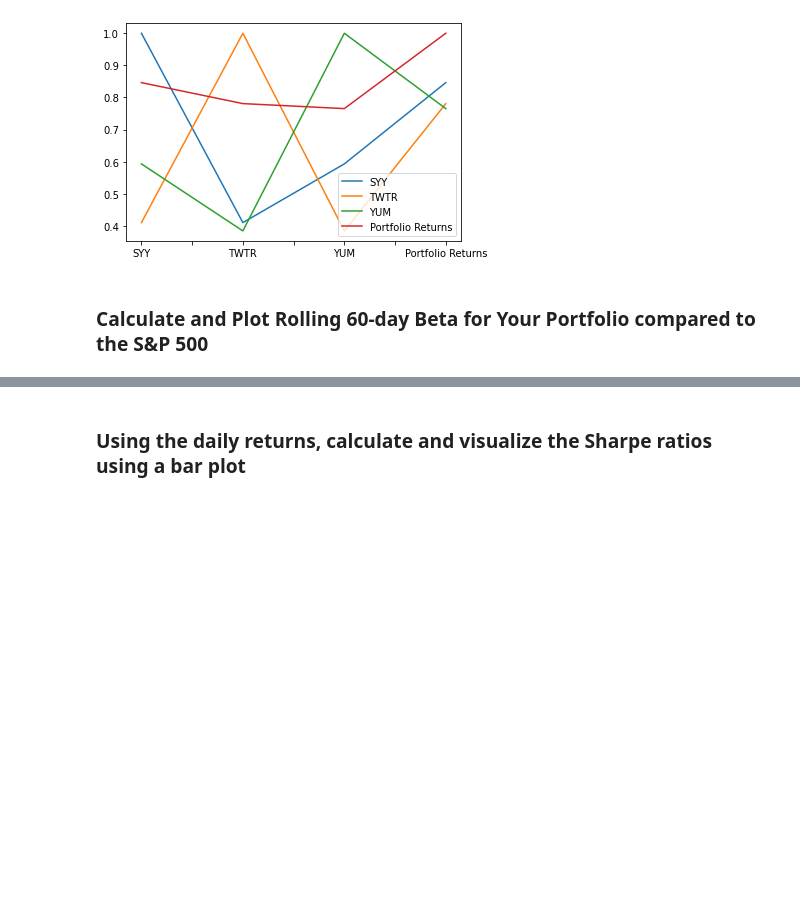
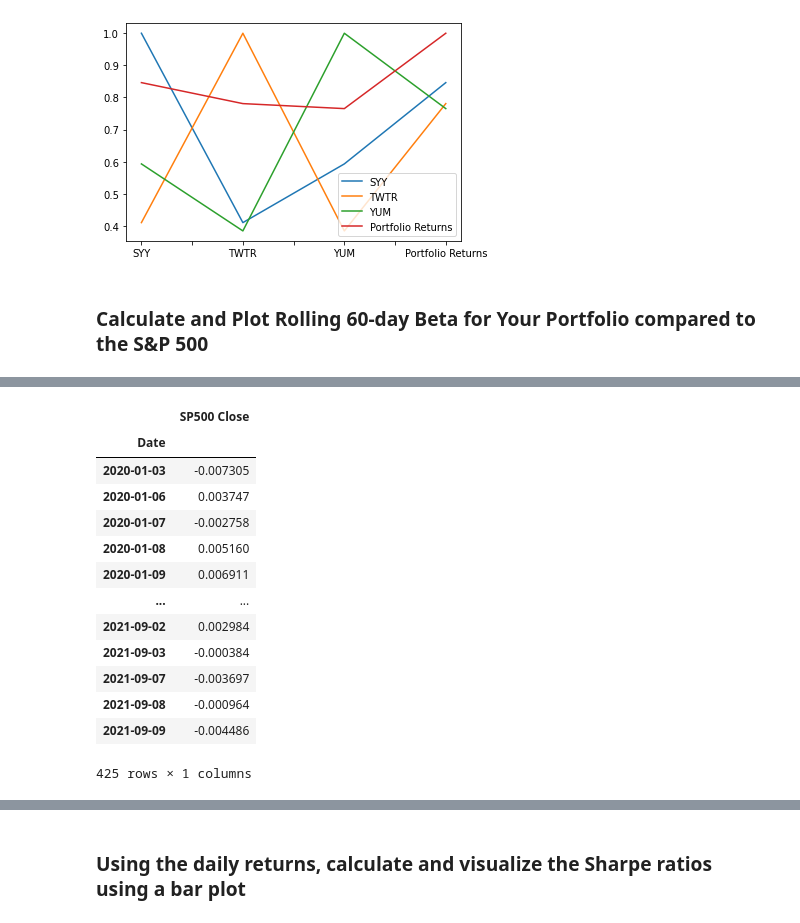
Before and after one commit to MatthewPuttroff/HWUnitFour, a Jupyter notebook: 04-Pandas/Instructions/Starter_Code/whale_analysis.ipynb, the cells around one changed output, grey strips where cells are left out. Cells and saved outputs as stored; diff of their text form; code cells hidden in the pictures; blank space fills up the shorter version.

```diff
--- a/04-Pandas/Instructions/Starter_Code/whale_analysis.ipynb
+++ b/04-Pandas/Instructions/Starter_Code/whale_analysis.ipynb
@@ -772,0 +793,19 @@ Portfolio Returns  0.846188  0.780851  0.765292           1.000000
+# %%
+sp500_ETF_df_returns = sp500_ETF_df.pct_change()
+sp500_ETF_df_returns.dropna(inplace=True)
+sp500_ETF_df_returns
+# %% [output]
+|  | SP500 Close |
+| Date |  |
+| 2020-01-03 | -0.007305 |
+| 2020-01-06 | 0.003747 |
+| 2020-01-07 | -0.002758 |
+| 2020-01-08 | 0.005160 |
+| 2020-01-09 | 0.006911 |
+| ... | ... |
+| 2021-09-02 | 0.002984 |
+| 2021-09-03 | -0.000384 |
+| 2021-09-07 | -0.003697 |
+| 2021-09-08 | -0.000964 |
+| 2021-09-09 | -0.004486 |
+425 rows × 1 columns
```
Also changed, not shown: parts of 5 cells of this notebook, 1 other file.
